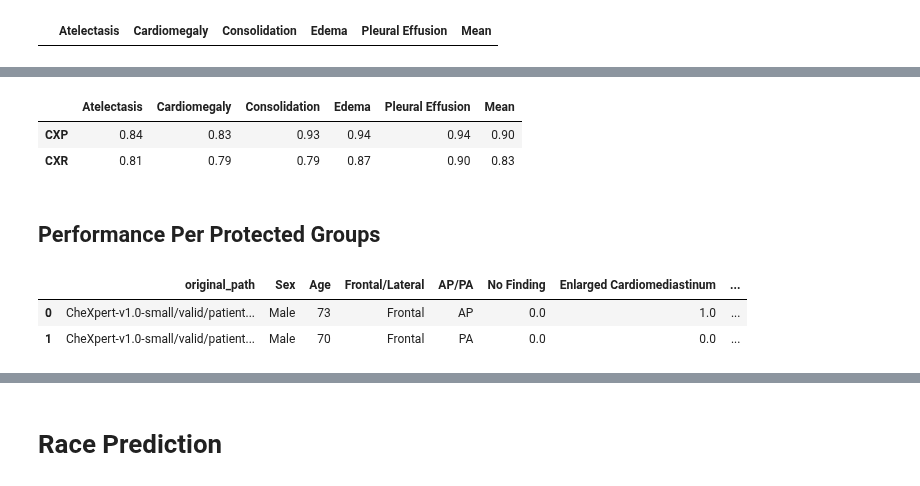
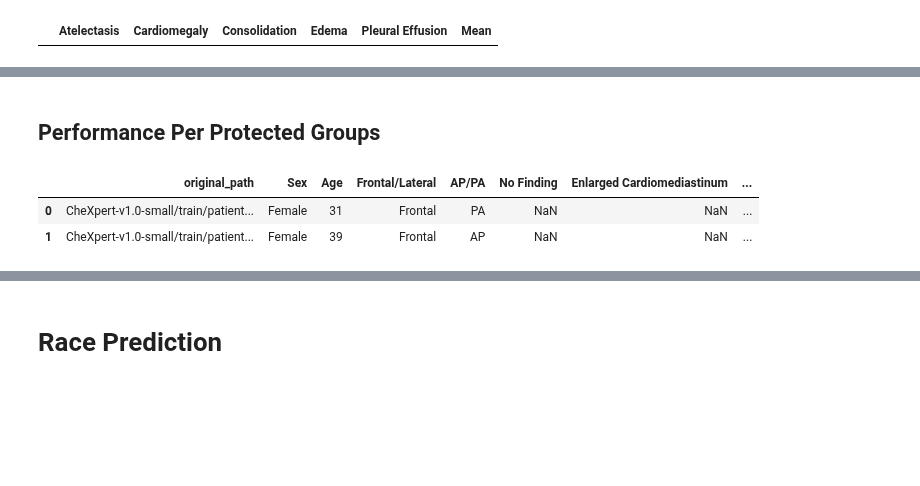
Before and after one commit to SharonPeled/racial-effect-in-radiographs-interpretation, a Jupyter notebook: evaluation.ipynb, the cells around one changed output, grey strips where cells are left out. Saved outputs shown, nothing was run; the diff lists cells and outputs as text; code cells hidden in the pictures; blank space fills up the shorter version.

```diff
--- a/evaluation.ipynb
+++ b/evaluation.ipynb
@@ -42,20 +42,21 @@ from MIMIC_CXR.utils import Configs as CXRConfigs
 @dataclass
 class Configs(SharedConfigs):
     CXR_DATA_DIR = os.path.join("data", "MIMIC-CXR-JPG")
-    CXR_VALID_LABELS_FILENAME = "valid_500.csv"
+    CXR_VALID_LABELS_FILENAME = "valid_400_no_u_no_other.csv"
     CXR_FILENAMES = CXRConfigs.CXR_FILENAMES
     CHEXPERT_DATA_DIR = os.path.join("data", "CheXpert", "CheXpert-v1.0-small")
     CHEXPERT_DISEASE_TRAINED_MODELS_DIR = os.path.join("CheXpert", "disease_prediction", "trained_models")
     CHEXPERT_RACE_TRAINED_MODELS_DIR = os.path.join("CheXpert", "race_prediction", "trained_models")
-    CHEXPERT_VALID_LABELS_FILENAME = "valid_demo30.csv"
+    CHEXPERT_VALID_LABELS_FILENAME = "valid_demo30_no_u_sampled30.csv"
     CHEXPERT_DEMO_FILENAME = "CHEXPERT DEMO.csv"
     DISEASE_ANNOTATIONS_COLUMNS = DiseaseConfigs.ANNOTATIONS_COLUMNS
+    CHALLENGE_ANNOTATIONS_COLUMNS = DiseaseConfigs.CHALLENGE_ANNOTATIONS_COLUMNS
     RACE_ANNOTATIONS_COLUMNS = RaceConfigs.ANNOTATIONS_COLUMNS
     NUM_DISEASE_CLASSES = DiseaseConfigs.NUM_CLASSES
     NUM_RACE_CLASSES = RaceConfigs.NUM_CLASSES
     CHEXPERT_RACE_DICT = RaceConfigs.RACE_DICT
     BATCH_SIZE = 4
-    VALID_SIZE_DEBUG = 10**5
+    VALID_SIZE_DEBUG = 10**10
 # %%
 shared_utils.set_seed(Configs.SEED)
 # %%
@@ -103,5 +169,4 @@ len(cxr_disease_valid_dataset)
 # %%
-_, _, files = next(os.walk(Configs.CHEXPERT_DISEASE_TRAINED_MODELS_DIR))
-disease_trained_models = [os.path.join(Configs.CHEXPERT_DISEASE_TRAINED_MODELS_DIR, file) for file in files]
-len(disease_trained_models)
+disease_trained_models = disease_trained_models[1:]
+disease_trained_models
 # %% [output]
@@ -147,27 +230,32 @@ df_res_disease = df_res_disease.round(2)
 # %%
-df_res_disease
+#    Atelectasis  Cardiomegaly  Consolidation  Edema  Pleural Effusion  Mean
+# CXP         0.75          0.88           0.84   0.89              0.93  0.86
+#      Atelectasis  Cardiomegaly  Consolidation  Edema  Pleural Effusion  Mean
+# CXP         0.75          0.91           0.86    0.9              0.94  0.87
+
+# CXP         0.75          0.91           0.86   0.90              0.94  0.87
+# CXR         0.83          0.81           0.84   0.93              0.93  0.87
-# %% [output]
-|  | Atelectasis | Cardiomegaly | Consolidation | Edema | Pleural Effusion | Mean |
-| CXP | 0.84 | 0.83 | 0.93 | 0.94 | 0.94 | 0.90 |
-| CXR | 0.81 | 0.79 | 0.79 | 0.87 | 0.90 | 0.83 |
 # %% [markdown]
 ## Performance Per Protected Groups
 # %%
 # race, age group, and gender to ChexPertDiseaseDatatset
-cxp_demo_df = CheXpertRaceDataset.generate_race_dummies(pd.read_csv(os.path.join(Configs.CHEXPERT_DATA_DIR,
-                                                                                 Configs.CHEXPERT_DEMO_FILENAME)),
-                                                       'PRIMARY_RACE', Configs.CHEXPERT_RACE_DICT)
-cxp_race_df = cxp_demo_df[['PATIENT', 'race'] + Configs.RACE_ANNOTATIONS_COLUMNS].drop_duplicates()
-cxp_disease_df_labels = cxp_disease_valid_dataset.df_labels.merge(cxp_race_df, how='left',
-                                                                                left_on='patient_id', right_on='PATIENT')
-cxp_disease_df_labels.race.fillna('Other', inplace=True)
-cxp_disease_df_labels['age'] = cxp_disease_df_labels.Age.apply(shared_utils.age_to_age_group)
-cxp_disease_df_labels['gender'] = cxp_disease_df_labels.Sex
+if set(['race', 'gender', 'age']).issubset(cxp_disease_valid_dataset.df_labels.columns):
+    cxp_disease_df_labels = cxp_disease_valid_dataset.df_labels
+else:
+    cxp_demo_df = CheXpertRaceDataset.generate_race_dummies(pd.read_csv(os.path.join(Configs.CHEXPERT_DATA_DIR,
+                                                                                     Configs.CHEXPERT_DEMO_FILENAME)),
+                                                           'PRIMARY_RACE', Configs.CHEXPERT_RACE_DICT)
+    cxp_race_df = cxp_demo_df[['PATIENT', 'race'] + Configs.RACE_ANNOTATIONS_COLUMNS].drop_duplicates()
+    cxp_disease_df_labels = cxp_disease_valid_dataset.df_labels.merge(cxp_race_df, how='left',
+                                                                                    left_on='patient_id', right_on='PATIENT')
+    cxp_disease_df_labels.race.fillna('Other', inplace=True)
+    cxp_disease_df_labels['age'] = cxp_disease_df_labels.Age.apply(shared_utils.age_to_age_group)
+    cxp_disease_df_labels['gender'] = cxp_disease_df_labels.Sex
 cxp_disease_df_labels.head(2)
 # %% [output]
 |  | original_path | Sex | Age | Frontal/Lateral | AP/PA | No Finding | Enlarged Cardiomediastinum | ... |
-| 0 | CheXpert-v1.0-small/valid/patient... | Male | 73 | Frontal | AP | 0.0 | 1.0 | ... |
-| 1 | CheXpert-v1.0-small/valid/patient... | Male | 70 | Frontal | PA | 0.0 | 0.0 | ... |
+| 0 | CheXpert-v1.0-small/train/patient... | Female | 31 | Frontal | PA | NaN | NaN | ... |
+| 1 | CheXpert-v1.0-small/train/patient... | Female | 39 | Frontal | AP | NaN | NaN | ... |
 # %%
 cxr_disease_df_labels = cxr_disease_valid_dataset.df_labels.copy()
 cxr_disease_df_labels.gender.replace({"M": "Male", "F": "Female"}, inplace=True)
```
Also changed, not shown: parts of 37 cells of this notebook, 6 other files.
